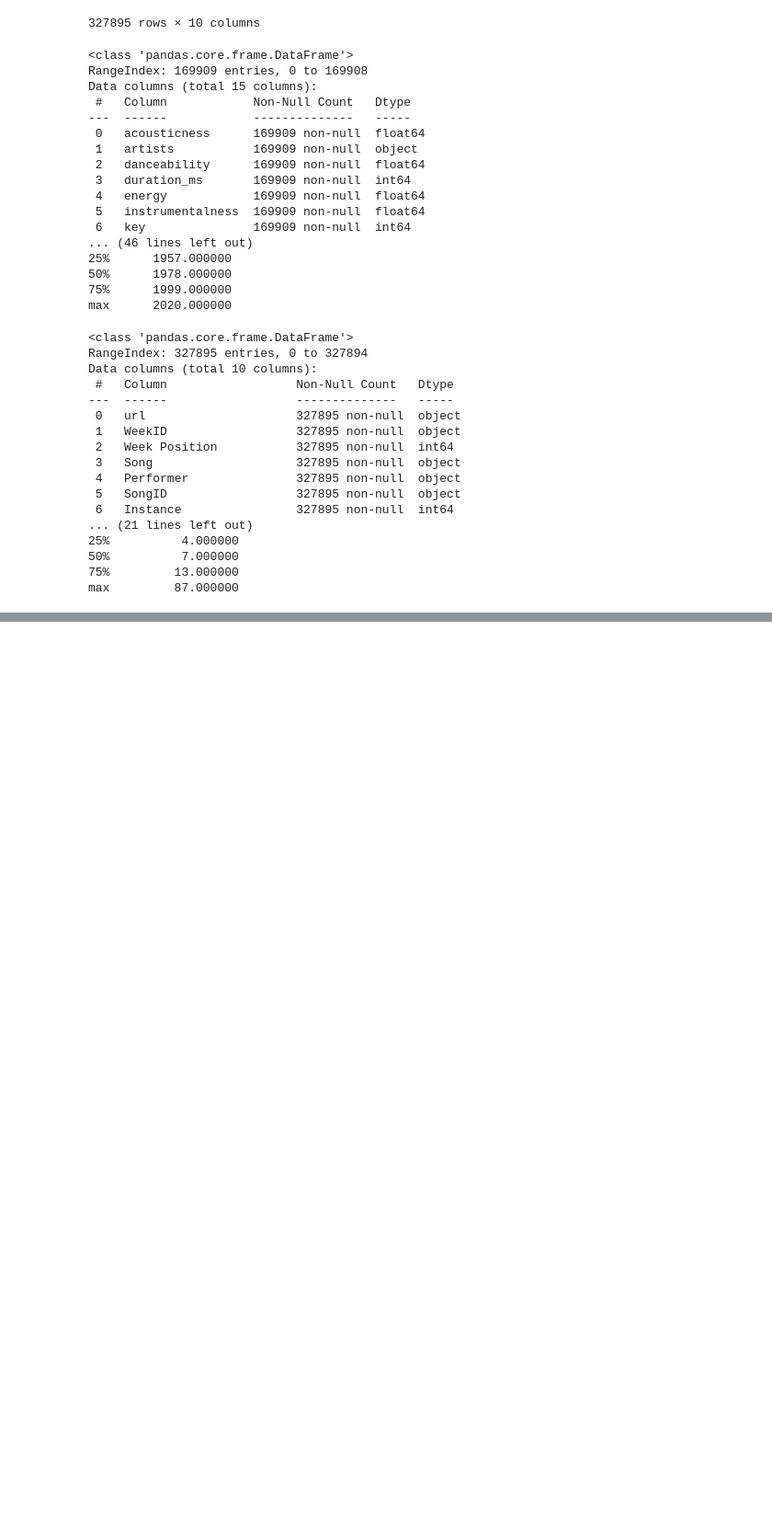
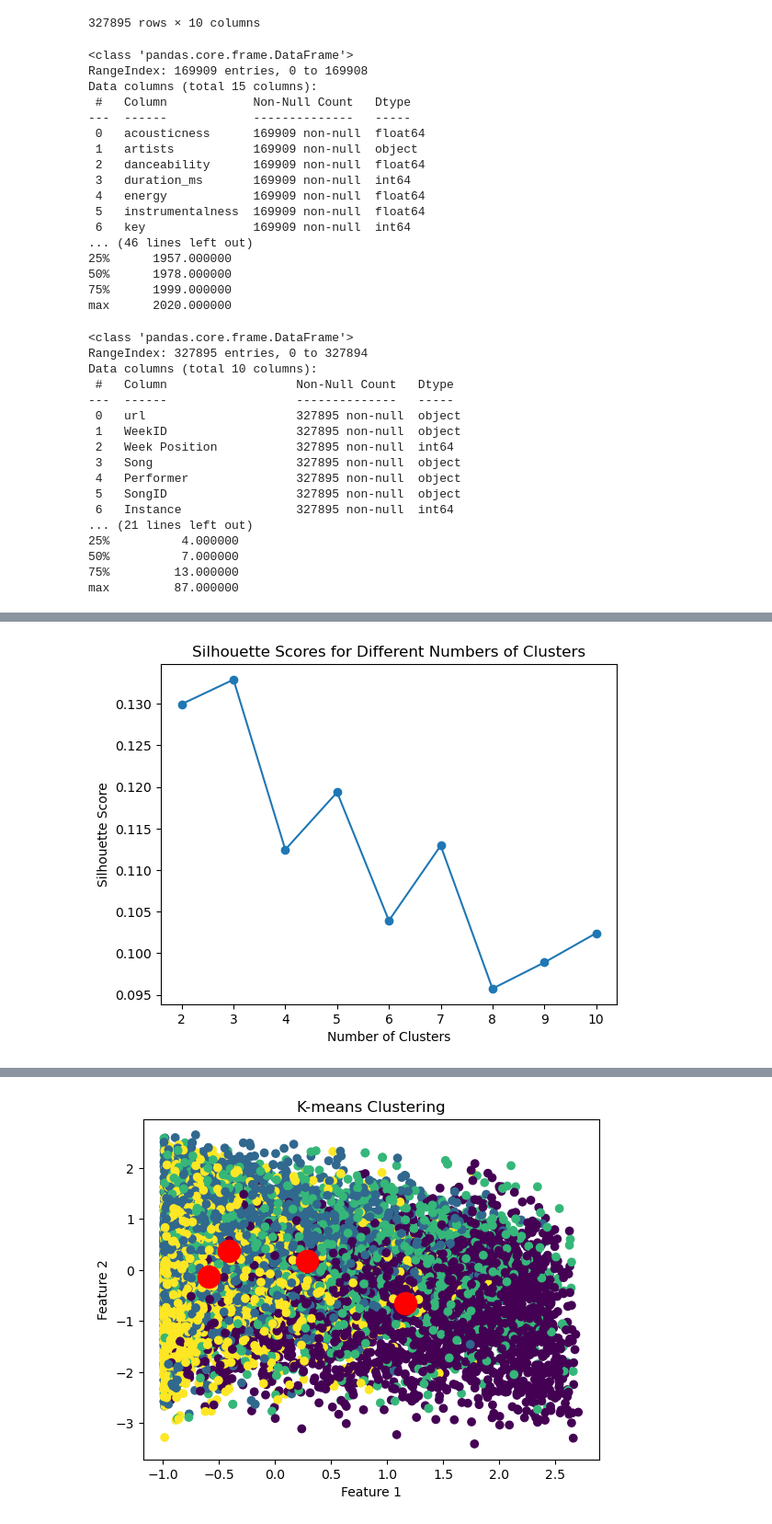
Before and after one commit to alexq1an/Song-Popularity-Analysis, a Jupyter notebook: CleanData.ipynb, the cells around one changed output, grey strips where cells are left out. Shown: that part at 92% size. Drawn from its saved outputs; the diff is of its cells as text; code cells hidden in the pictures; blank space fills up the shorter version.

Commit message:
train randomforest and Kmean models

```diff
--- a/CleanData.ipynb
+++ b/CleanData.ipynb
@@ -182,0 +198,6 @@ combined_df.to_csv("result.csv", index = False)
+# %%
+test_df = combined_df.drop(columns=["year", "Song", "artists", "Week Position"])
+from sklearn.model_selection import train_test_split, GridSearchCV
+from sklearn.ensemble import RandomForestRegressor
+from sklearn.metrics import mean_squared_error, r2_score
+test_df
@@ -182,0 +218,7 @@ combined_df.to_csv("result.csv", index = False)
+# %%
+# Define the features (X) and the target (y)
+X = test_df.drop(columns=["popularity"])
+y = test_df["popularity"]
+
+# Split the data into training and testing sets
+X_train, X_valid, y_train, y_valid = train_test_split(X, y, test_size=0.2, random_state=42)
@@ -182,0 +291,61 @@ combined_df.to_csv("result.csv", index = False)
+# %%
+from sklearn.model_selection import train_test_split
+from sklearn.preprocessing import StandardScaler
+from sklearn.cluster import KMeans
+from sklearn.metrics import silhouette_score
+import matplotlib.pyplot as plt
+
+# Standardize the data
+scaler = StandardScaler()
+X_scaled = scaler.fit_transform(X)
+
+# Function to calculate and plot Silhouette Scores for different numbers of clusters
+def plot_silhouette_scores(X, max_clusters):
+    silhouette_scores = []
+    for n_clusters in range(2, max_clusters + 1):
+        kmeans = KMeans(n_clusters=n_clusters, random_state=42)
+        labels = kmeans.fit_predict(X)
+        silhouette_avg = silhouette_score(X, labels)
+        silhouette_scores.append(silhouette_avg)
+        print(f"Silhouette Score for {n_clusters} clusters: {silhouette_avg}")
+
+    plt.plot(range(2, max_clusters + 1), silhouette_scores, marker='o')
+    plt.xlabel("Number of Clusters")
+    plt.ylabel("Silhouette Score")
+    plt.title("Silhouette Scores for Different Numbers of Clusters")
+    plt.show()
+
+# Plot Silhouette Scores for 2 to 10 clusters
+plot_silhouette_scores(X_scaled, 10)
+
+# Perform K-means clustering
+kmeans = KMeans(n_clusters=4, random_state=42)
+kmeans.fit(X_scaled)
+
+# Get clustering results
+labels = kmeans.labels_
+cluster_centers = kmeans.cluster_centers_
+
+# Add clustering results to the original dataframe
+test_df['cluster'] = labels
+
+# Print the centers of each cluster
+print("Cluster Centers:")
+print(scaler.inverse_transform(cluster_centers))
+
+# Calculate and print inertia (within-cluster sum of squares)
+inertia = kmeans.inertia_
+print(f"Inertia (within-cluster sum of squares): {inertia}")
+
+# Calculate and print silhouette score
+silhouette_avg = silhouette_score(X_scaled, labels)
+print(f"Silhouette Score: {silhouette_avg}")
+
+# Plot the clustering results
+plt.scatter(X_scaled[:, 0], X_scaled[:, 1], c=labels, cmap='viridis')
+plt.scatter(cluster_centers[:, 0], cluster_centers[:, 1], s=300, c='red')
+plt.xlabel("Feature 1")
+plt.ylabel("Feature 2")
+plt.title("K-means Clustering")
+plt.show()
+# %% [output]
@@ -182,0 +361 @@ combined_df.to_csv("result.csv", index = False)
+[figure, added]
@@ -182,0 +381 @@ combined_df.to_csv("result.csv", index = False)
+[figure, added]
```
Also changed, not shown: parts of 6 cells of this notebook.
